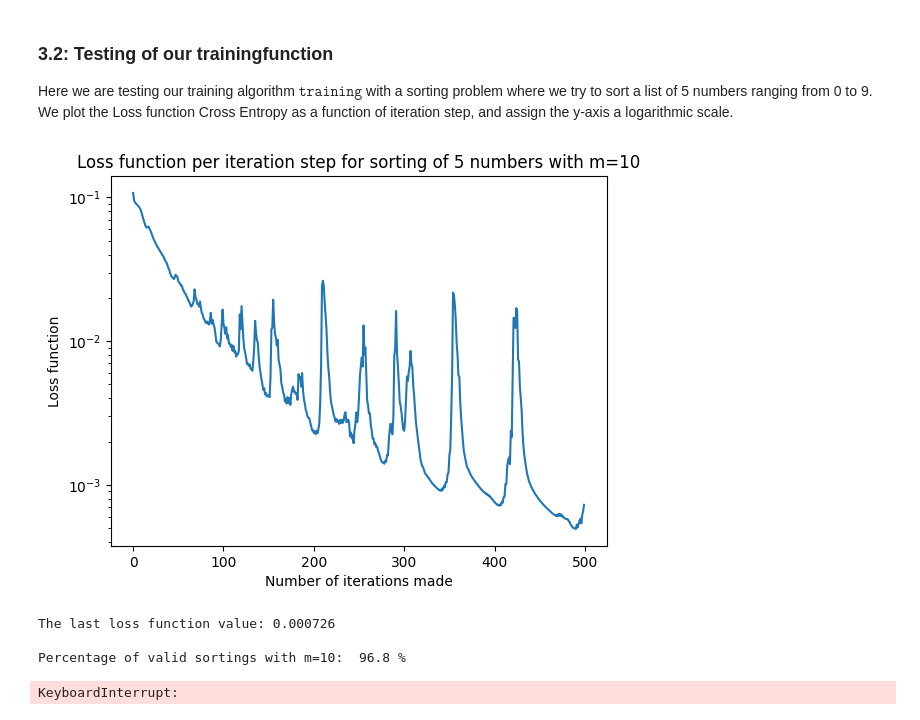
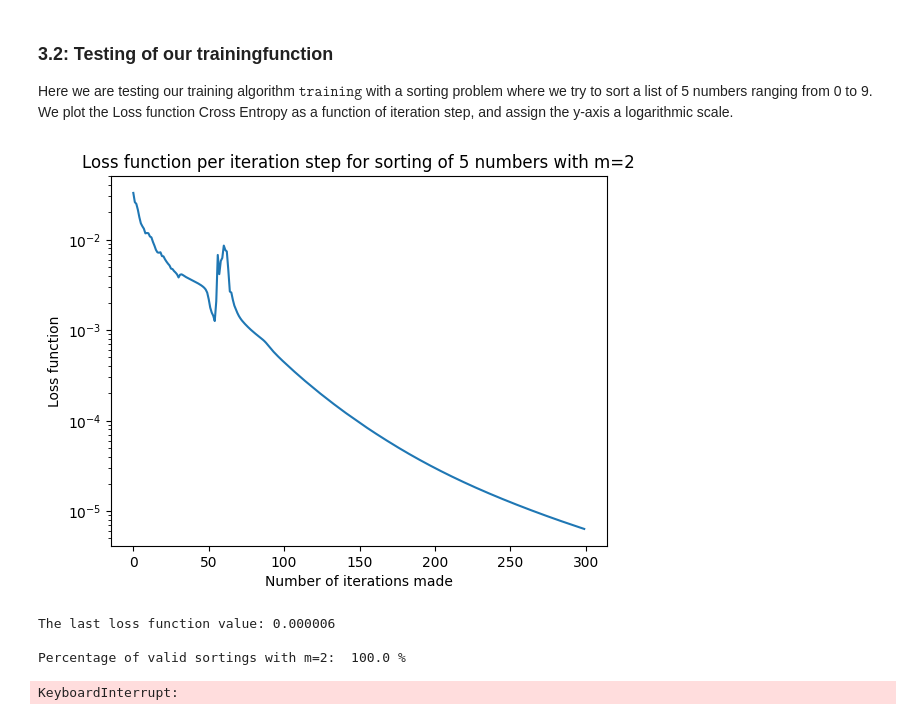
Before and after one commit to OliverRuden/TMA4320-scientific-computing, a Jupyter notebook: test_implementation.ipynb, the cells around one changed output. Cells and saved outputs as stored; diff of their text form; code cells hidden in the pictures.

```diff
--- a/test_implementation.ipynb
+++ b/test_implementation.ipynb
@@ -137,36 +163,29 @@ L = training(network1O, loss1O, dataSet1OTraining, n_iter, m, alpha = 0.001)
 # %%
 fig, ax = plt.subplots()
 ax.plot(np.arange(0,len(L),1), L)
 ax.set_yscale('log')
 ax.set_title(f'Loss function per iteration step for sorting of 5 numbers with m={m}')
 ax.set_xlabel('Number of iterations made')
 ax.set_ylabel('Loss function')
 plt.show()
 
+x_test_bin, y_test_bin = dataSet_bin['x_test'][0], dataSet_bin["y_test"][0]
+for i in range(5):
+    z = np.argmax(network_bin.forward(onehot(x_test_bin,m)), axis = 1)
+    x_test_bin = np.append(x_test_bin, z[:,-1:], axis = 1)
+nn_solutions_bin = x_test_bin[:,5:]
+t = 0
+for idx in range(np.shape(nn_solutions_bin)[0]):
+    if (np.array_equal(nn_solutions_bin[idx],y_test_bin[idx])):
+        t+=1
 
-N = 1000
-y = np.random.randint(0,m,(N,5))
-s = np.copy(y)
-s = np.sort(s, axis = 1)
-for i in range(5):
-    z = np.argmax(network1O.forward(onehot(y,m)), axis = 1)
-    y = np.append(y, z[:,-1:], axis = 1)
-y = y[:,5:]
-t = 0
-for i in range(len(s)):
-    equal = True
-    for j in range(len(s[i])):
-        if s[i,j] != y[i,j]:
-            equal = False
-    if equal:
-        t += 1
 print(f"The last loss function value: {L[-1]:.6f}\n")
-print("Percentage of valid sortings with m=10: ", t/N*100, "%")
+print("Percentage of valid sortings with m=2: ", t/np.shape(x_test_bin)[0]*100, "%")
 # %% [output]
-[figure, old version]
+[figure, new version]
-The last loss function value: 0.000726
+The last loss function value: 0.000006
 
-Percentage of valid sortings with m=10:  96.8 %
+Percentage of valid sortings with m=2:  100.0 %
 # %%
 nBatches = 10
 batchSize = 250
```
Also changed, not shown: parts of 1 cell of this notebook.
